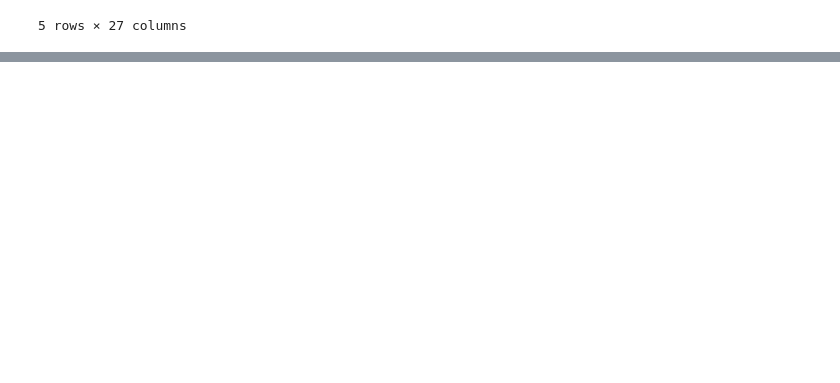
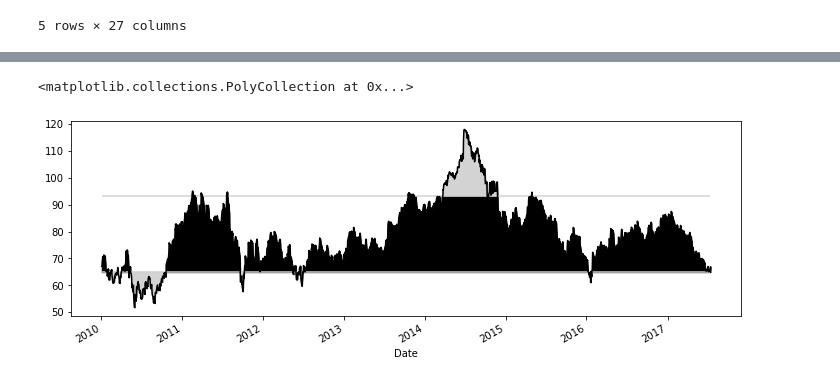
Before and after one commit to okmokm422/TIL, a Jupyter notebook: 1. Python/3. Pandas-cookbook/Chapter5.ipynb, the cells around one changed output, grey strips where cells are left out. Drawn from its saved outputs; the diff is of its cells as text; code cells hidden in the pictures; blank space fills up the shorter version.

```diff
--- a/1. Python/3. Pandas-cookbook/Chapter5.ipynb
+++ b/1. Python/3. Pandas-cookbook/Chapter5.ipynb
@@ -185,0 +367,9 @@ college[college['STABBR'] == 'TX'].head()
+# %%
+slb_close.plot(color='black', figsize=(12, 4))
+plt.hlines(y=[lower_10, upper_10], xmin=xmin, xmax=xmax, color='lightgray')
+plt.fill_between(x=criteria.index, y1=lower_10, y2=slb_close.values, color='black')
+plt.fill_between(x=criteria.index, y1=lower_10, y2=slb_close.values, where=slb_close < lower_10, color='lightgray')
+plt.fill_between(x=criteria.index, y1=upper_10, y2=slb_close.values, where=slb_close > upper_10, color='lightgray')
+# %% [output]
+<matplotlib.collections.PolyCollection at 0x...>
+[figure, added]
```
Also changed, not shown: parts of 41 cells of this notebook, 1 other file.
